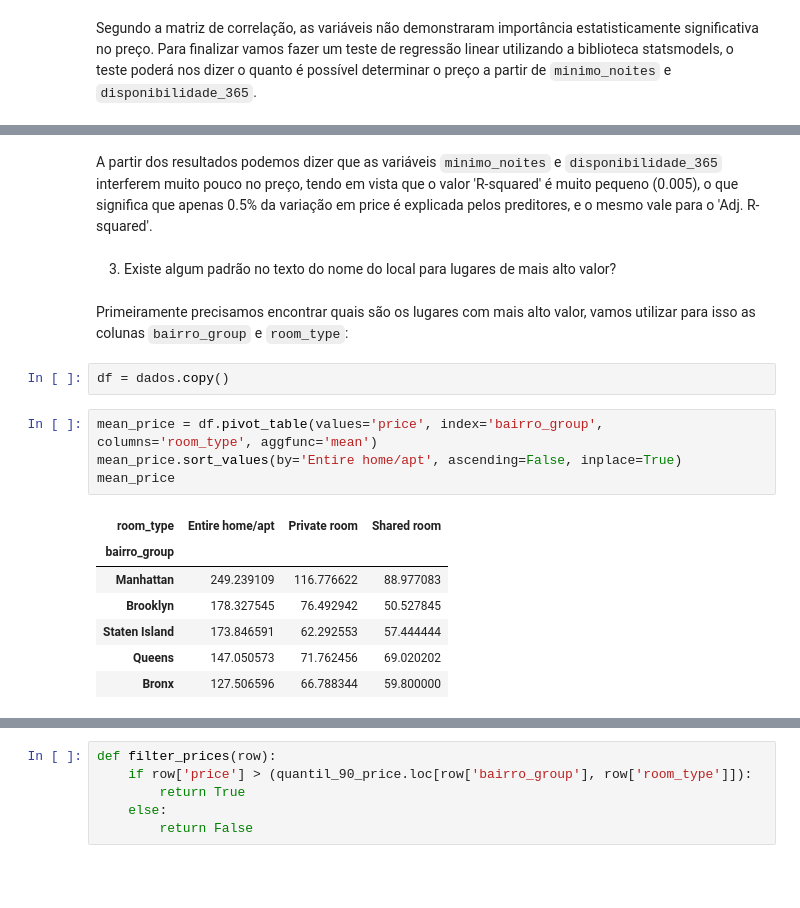
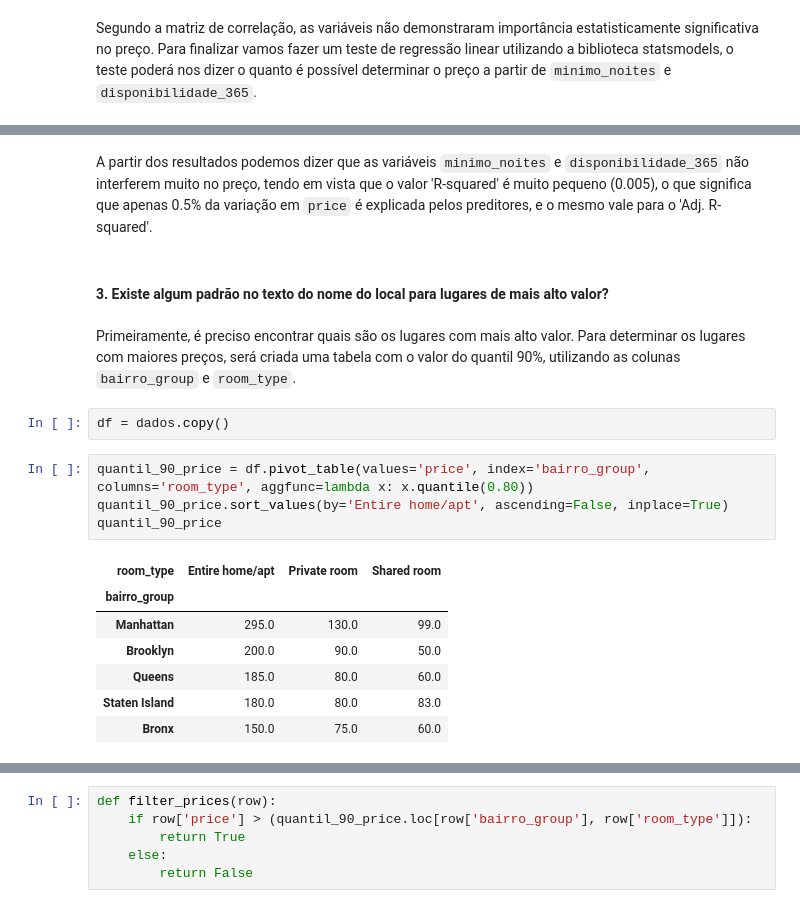
Before and after one commit to ismaalves/Desafio_Indicium, a Jupyter notebook: EDA.ipynb, the cells around one changed output, grey strips where cells are left out. Saved outputs shown, nothing was run; the diff lists cells and outputs as text; blank space fills up the shorter version.

```diff
--- a/EDA.ipynb
+++ b/EDA.ipynb
@@ -446,22 +580,22 @@ Covariance Type:            nonrobust
 Notes:
 [1] Standard Errors assume that the covariance matrix of the errors is correctly specified.
 # %% [markdown]
-A partir dos resultados podemos dizer que as variáveis `minimo_noites` e `disponibilidade_365` interferem muito pouco no preço, tendo em vista que o valor 'R-squared' é muito pequeno (0.005), o que significa que apenas 0.5% da variação em price é explicada pelos preditores, e o mesmo vale para o 'Adj. R-squared'.
+A partir dos resultados podemos dizer que as variáveis `minimo_noites` e `disponibilidade_365` não interferem muito no preço, tendo em vista que o valor 'R-squared' é muito pequeno (0.005), o que significa que apenas 0.5% da variação em `price` é explicada pelos preditores, e o mesmo vale para o 'Adj. R-squared'.
 # %% [markdown]
-3. Existe algum padrão no texto do nome do local para lugares de mais alto valor?
+#### 3. Existe algum padrão no texto do nome do local para lugares de mais alto valor?
 # %% [markdown]
-Primeiramente precisamos encontrar quais são os lugares com mais alto valor, vamos utilizar para isso as colunas `bairro_group` e `room_type`:
+Primeiramente, é preciso encontrar quais são os lugares com mais alto valor. Para determinar os lugares com maiores preços, será criada uma tabela com o valor do quantil 90%, utilizando as colunas `bairro_group` e `room_type`.
 # %%
 df = dados.copy()
 # %%
-mean_price = df.pivot_table(values='price', index='bairro_group', columns='room_type', aggfunc='mean')
-mean_price.sort_values(by='Entire home/apt', ascending=False, inplace=True)
-mean_price
+quantil_90_price = df.pivot_table(values='price', index='bairro_group', columns='room_type', aggfunc=lambda x: x.quantile(0.80))
+quantil_90_price.sort_values(by='Entire home/apt', ascending=False, inplace=True)
+quantil_90_price
 # %% [output]
 | room_type | Entire home/apt | Private room | Shared room |
 | bairro_group |  |  |  |
-| Manhattan | 249.239109 | 116.776622 | 88.977083 |
-| Brooklyn | 178.327545 | 76.492942 | 50.527845 |
-| Staten Island | 173.846591 | 62.292553 | 57.444444 |
-| Queens | 147.050573 | 71.762456 | 69.020202 |
-| Bronx | 127.506596 | 66.788344 | 59.800000 |
+| Manhattan | 295.0 | 130.0 | 99.0 |
+| Brooklyn | 200.0 | 90.0 | 50.0 |
+| Queens | 185.0 | 80.0 | 60.0 |
+| Staten Island | 180.0 | 80.0 | 83.0 |
+| Bronx | 150.0 | 75.0 | 60.0 |
```
Also changed, not shown: parts of 65 cells of this notebook.
